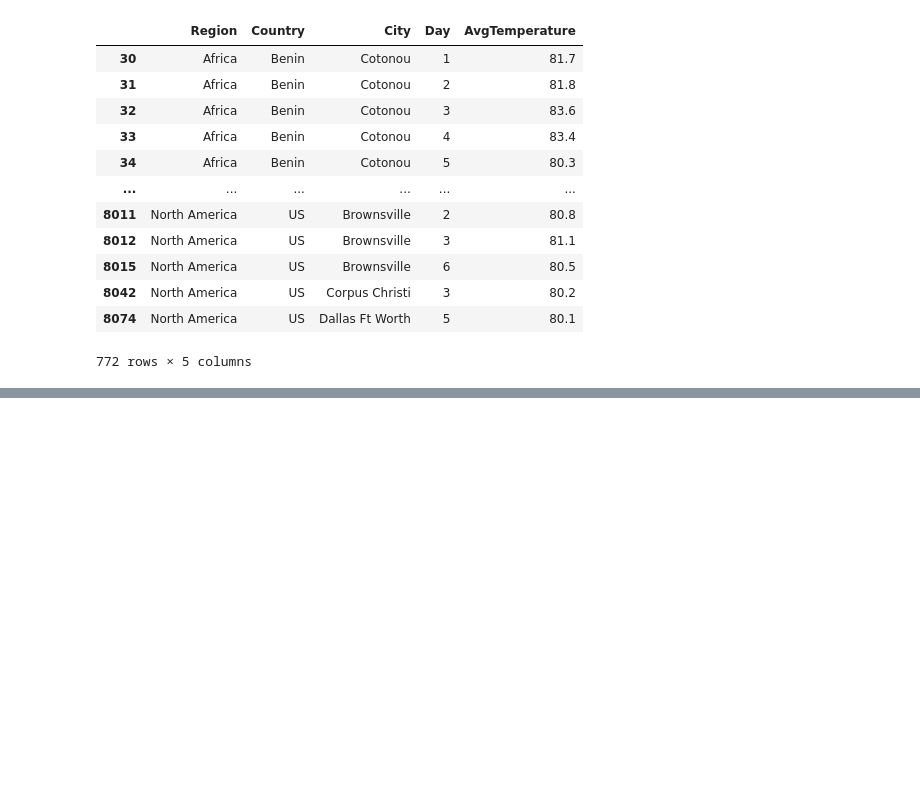
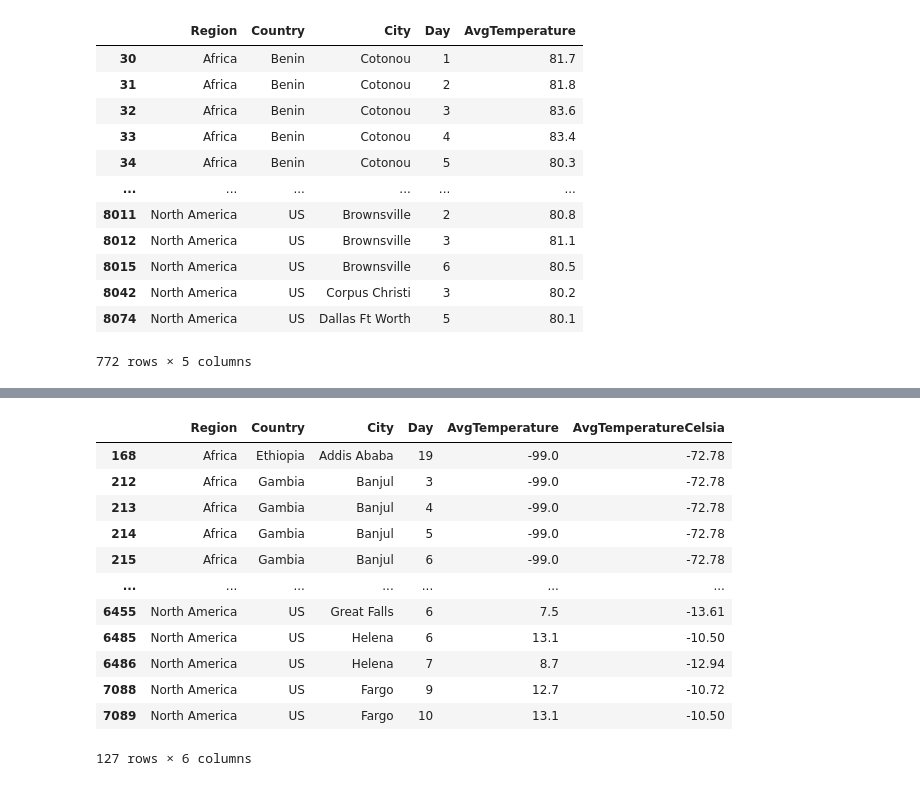
Before and after one commit to BarboraHolubova/python-kurz-podzim-2023, a Jupyter notebook: ukol-8.ipynb, the cells around one changed output, grey strips where cells are left out. Drawn from its saved outputs; the diff is of its cells as text; code cells hidden in the pictures; blank space fills up the shorter version.

```diff
--- a/ukol-8.ipynb
+++ b/ukol-8.ipynb
@@ -100,0 +162,17 @@ extremni_teploty
+# %%
+extremni_teploty_Celsia = prumerna_teplota[(prumerna_teplota["AvgTemperatureCelsia"] > 30) | (prumerna_teplota["AvgTemperatureCelsia"] < -10)]
+extremni_teploty_Celsia
+# %% [output]
+|  | Region | Country | City | Day | AvgTemperature | AvgTemperatureCelsia |
+| 168 | Africa | Ethiopia | Addis Ababa | 19 | -99.0 | -72.78 |
+| 212 | Africa | Gambia | Banjul | 3 | -99.0 | -72.78 |
+| 213 | Africa | Gambia | Banjul | 4 | -99.0 | -72.78 |
+| 214 | Africa | Gambia | Banjul | 5 | -99.0 | -72.78 |
+| 215 | Africa | Gambia | Banjul | 6 | -99.0 | -72.78 |
+| ... | ... | ... | ... | ... | ... | ... |
+| 6455 | North America | US | Great Falls | 6 | 7.5 | -13.61 |
+| 6485 | North America | US | Helena | 6 | 13.1 | -10.50 |
+| 6486 | North America | US | Helena | 7 | 8.7 | -12.94 |
+| 7088 | North America | US | Fargo | 9 | 12.7 | -10.72 |
+| 7089 | North America | US | Fargo | 10 | 13.1 | -10.50 |
+127 rows × 6 columns
```
Also changed, not shown: parts of 5 cells of this notebook.
